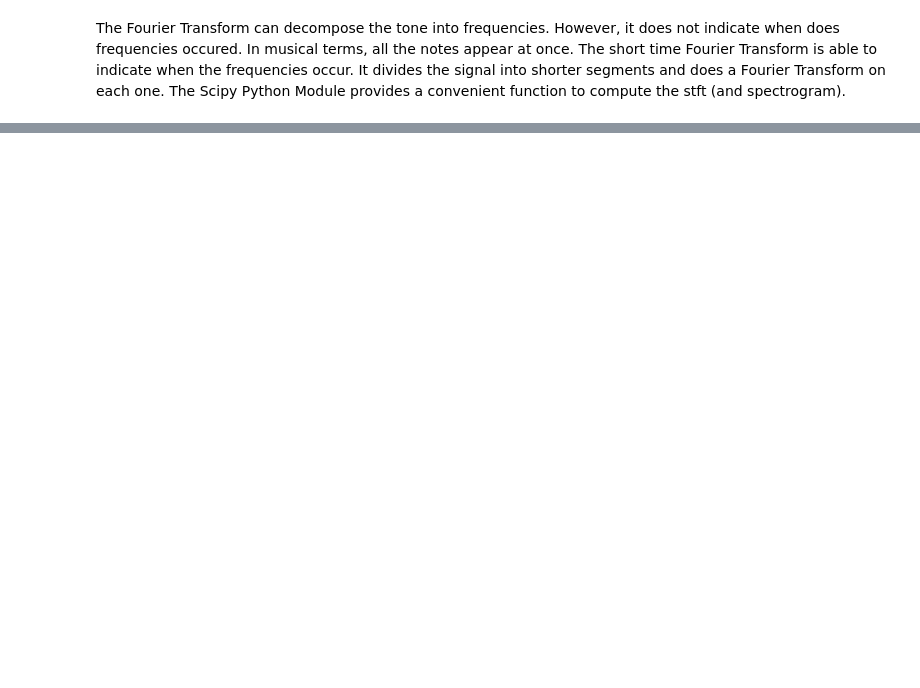
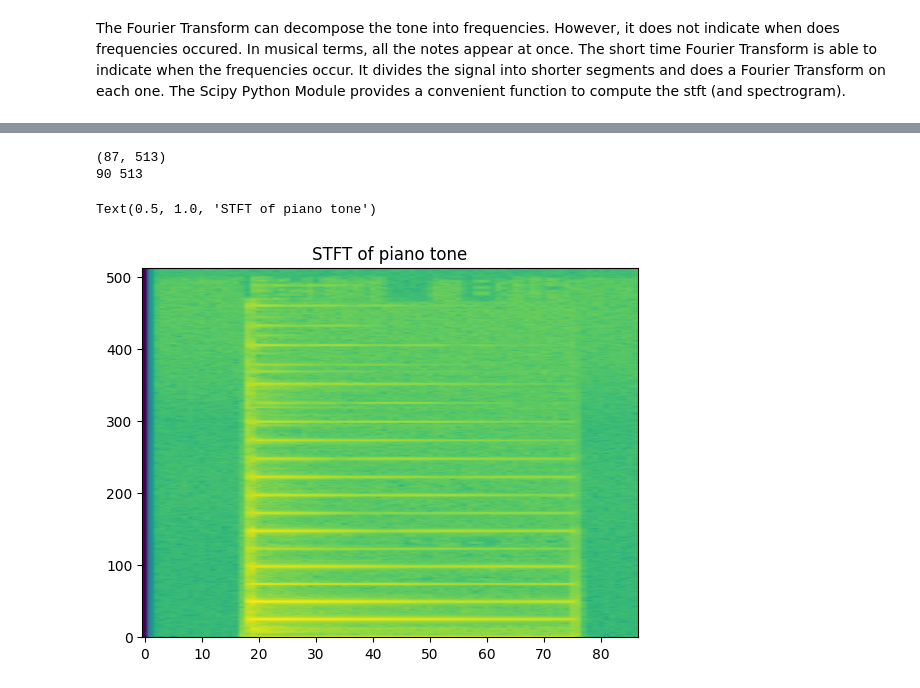
Before and after one commit to czuniga76/TimeFrequency, a Jupyter notebook: stft.ipynb, the cells around one changed output, grey strips where cells are left out. Drawn from its saved outputs; the diff is of its cells as text; code cells hidden in the pictures; blank space fills up the shorter version.

```diff
--- a/stft.ipynb
+++ b/stft.ipynb
@@ -35,0 +95,28 @@ Text(0.5, 1.0, 'Spectrogram of piano tone')
+# %%
+# Apply smoothing window via matrix multiplication
+
+sigO = np.multiply(sigO,smoothing_window)
+# %%
+# Finally apply the FFT to each window to get the STFT.
+
+sig_stft = np.fft.fft(sigO,axis=1)       # applies FFT to each row
+sig_stft = np.abs(sig_stft)              # take magnitude
+sig_stft = sig_stft[:,:nperseg//2+1]     # keep only positive frequencies
+sig_stft = 10 * np.log10(sig_stft + eps) # convert to dB
+print(sig_stft.shape)
+print(len(t),len(f))                     # compared to scipy.signal.stft, there are slightly fewer windows. This might result from different padding at the ends
+#plt.imshow(sig_stft.T, aspect='auto', origin='lower') # ,cmap='gray_r',extent=[t.min(), t.max(), f.min(), f.max()])
+sr,sc = sig_stft.shape
+t = t[:sr]
+
+plt.pcolormesh(t, f, Sxx, shading='gouraud',vmax=np.max(Sxx)/10)
+plt.ylabel('Frequency [Hz]')
+plt.xlabel('Time [sec]')
+plt.title("STFT of piano tone")
+
+plt.title("STFT of piano tone")
+# %% [output]
+(87, 513)
+90 513
+Text(0.5, 1.0, 'STFT of piano tone')
+[figure, added]
```
Also changed, not shown: parts of 8 cells of this notebook.
